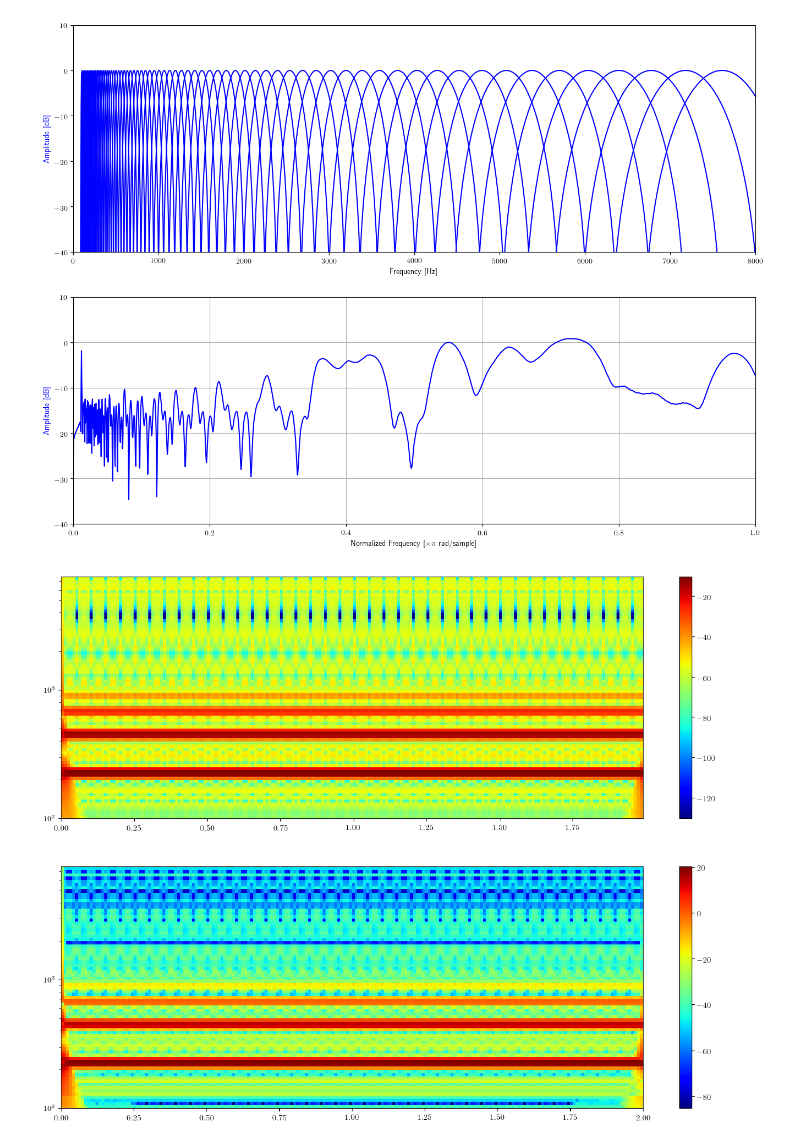
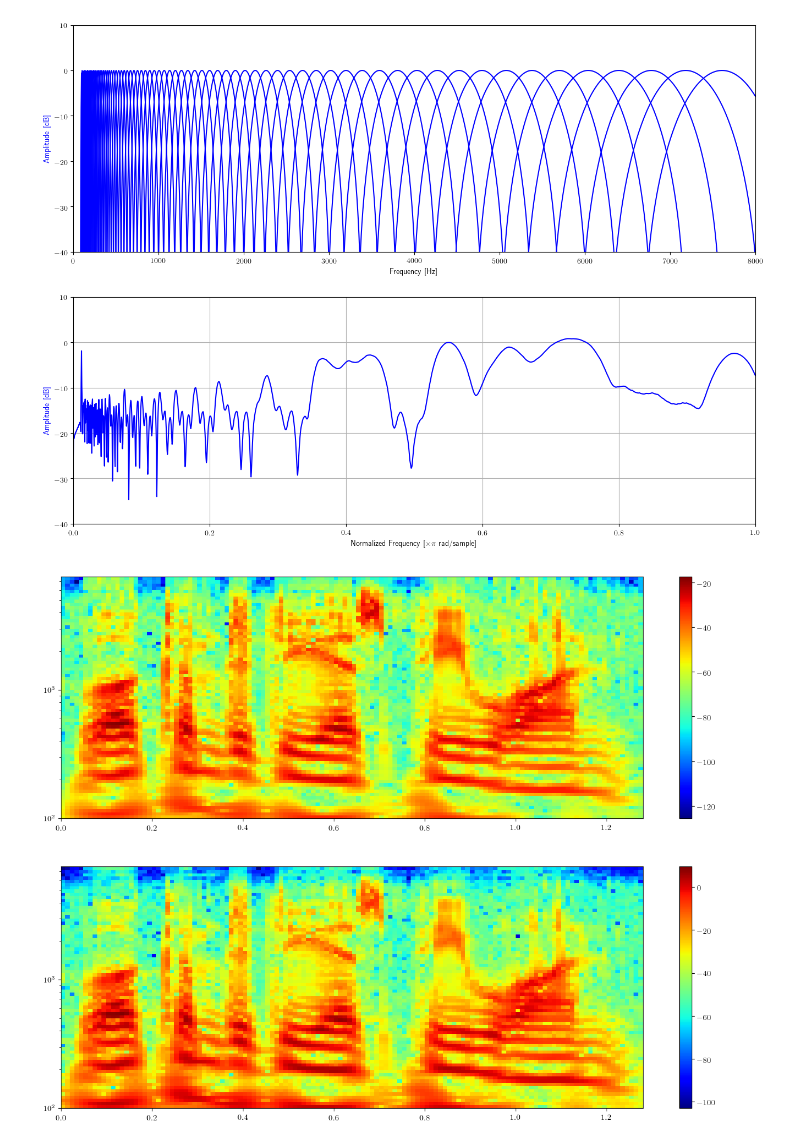
Before and after one commit to raymondxyy/pyaudlib, a Jupyter notebook: egs/dsp/Constant Q Transform.ipynb, the cells around one changed output. Saved outputs shown, nothing was run; the diff lists cells and outputs as text; code cells hidden in the pictures.

```diff
--- a/egs/dsp/Constant Q Transform.ipynb
+++ b/egs/dsp/Constant Q Transform.ipynb
@@ -38,35 +38,35 @@ from scipy.signal import chirp
 from audlib.quickstart import welcome
 from audlib.plot import specgram
 
-DEMO = 'FM'  # speech or chirp
+DEMO = 'speech'  # speech or chirp
 
 if DEMO == 'speech':
     sig, sr = welcome()
 elif DEMO == 'chirp':  # make 2 seconds of a chirp signal
     sr = 16000
     sig = chirp(np.arange(0,2, 1/sr), 100, 2, 6000, method='log')
 elif DEMO == 'FM':
     sr = 16000
     fc = 220
     fm = 220
     beta = 1
     tt = np.arange(0,2,1/sr)
     sig = np.sin(2*np.pi*fc*tt + beta*np.sin(2*np.pi*fm*tt))
 
 frate = 100
 
 cqt_sig =  cqbank.cqt(sig, frate)
 fig = plt.figure(figsize=(16, 12), dpi= 100)
 ax = fig.add_subplot(211)
 specgram(20*np.log10(np.abs(cqt_sig)), ax, time_axis=np.arange(cqt_sig.shape[0])*(1/frate), freq_axis=cqbank.cfs)
 ax.set_yscale('log')
 # Compare with librosa
 cqt_librosa = librosa.core.cqt(sig, sr=sr, hop_length=int(sr/frate), fmin=100, n_bins=76, window='hamming').T
 ax = fig.add_subplot(212)
 specgram(20*np.log10(np.abs(cqt_librosa)), ax, time_axis=np.arange(cqt_librosa.shape[0])*(1/frate), freq_axis=cqbank.cfs)
 ax.set_yscale('log')
 # %% [output]
-[figure, old version]
+[figure, new version]
 # %%
 # Build STRF kernels for visualizing
 from audlib.sig.spectemp import strf
```
Also changed, not shown: parts of 1 cell of this notebook, 9 other files.
